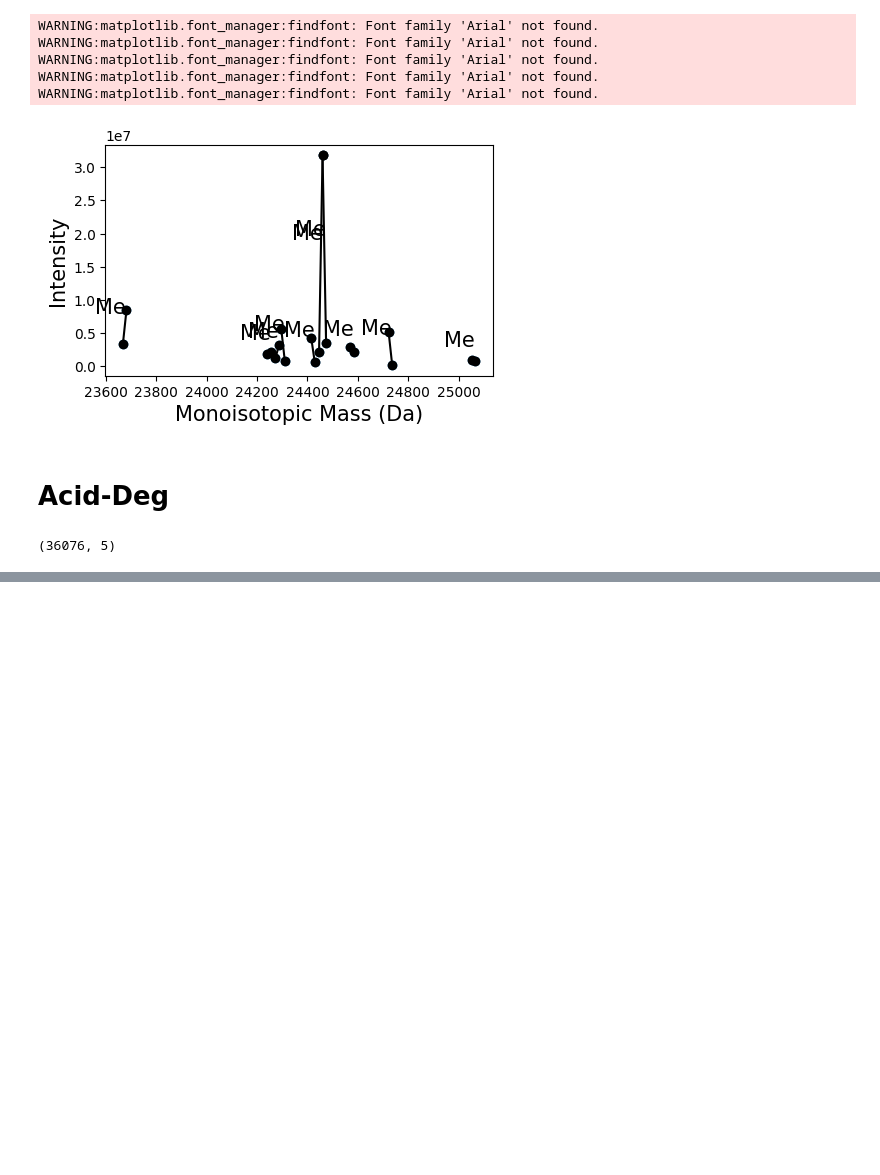
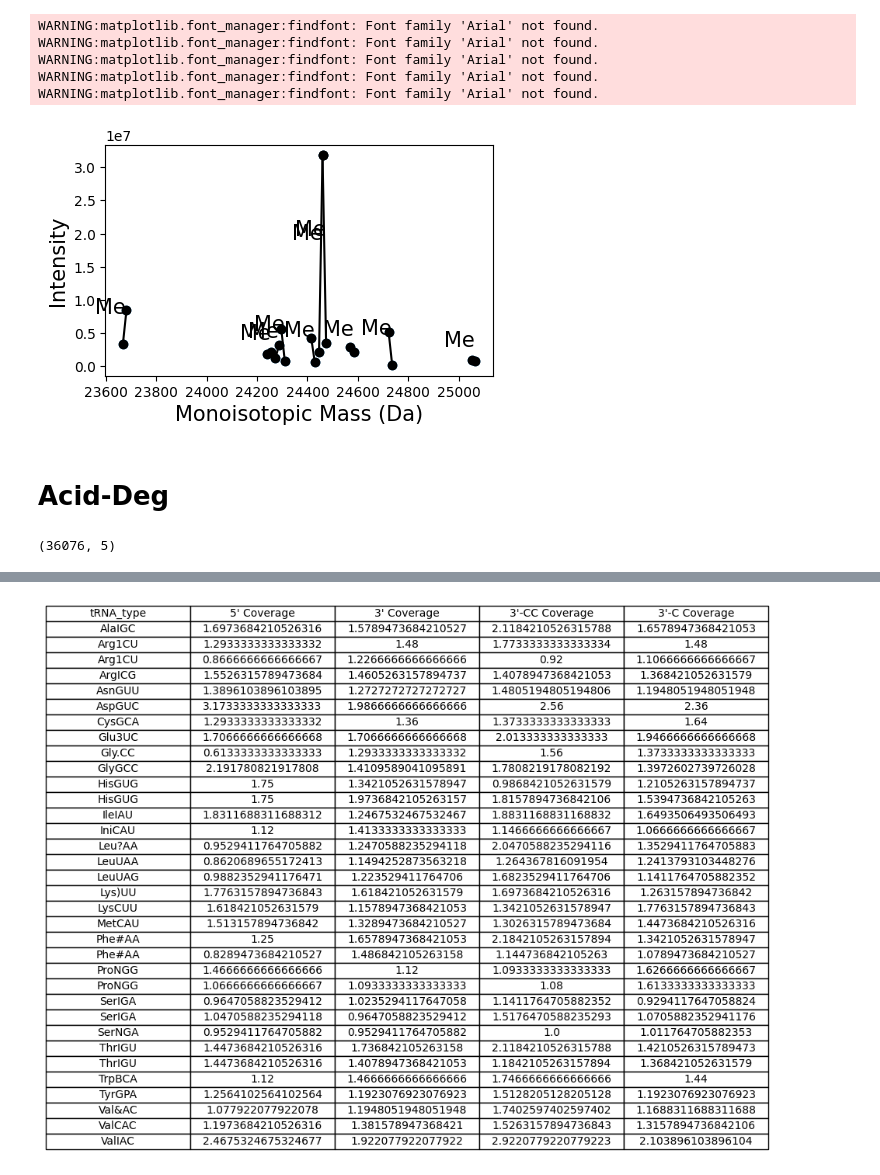
Before and after one commit to yiminchen1999/MLC-Seq, a Jupyter notebook: examples/trna_total_analysis.ipynb, the cells around one changed output, grey strips where cells are left out. Drawn from its saved outputs; the diff is of its cells as text; code cells hidden in the pictures; blank space fills up the shorter version.

```diff
--- a/examples/trna_total_analysis.ipynb
+++ b/examples/trna_total_analysis.ipynb
@@ -317,0 +593,68 @@ for idx, row in df_lib.iterrows():
+# %%
+import pandas as pd
+import matplotlib.pyplot as plt
+
+# Assuming the necessary functions and data are already loaded
+# df_lib = load_tRNA_library()
+# df_ad = ...
+
+rates = list()
+df_lib = load_tRNA_library()
+ladder_coverage_data = []
+
+for idx, row in df_lib.iterrows():
+    row = df_lib.loc[idx]
+    data_row = [c for c in row[1:93] if c != '-']
+
+    tRNA_type, *data_row = data_row
+    rows = [data_row]
+
+    dfm_grps = match_library_extended_ext(df_ad, df_lib, idx)
+    combined_sites = list()
+    for grp_id, dfm_grp in enumerate(dfm_grps): # [5´, 3´, 3´-CC, 3´-C]
+        for dfm_idx, (dfm, dfm_label) in enumerate(dfm_grp):
+            dfm_tmp = dfm.copy()
+            dfm_tmp = drop_dups(dfm_tmp)
+            if grp_id == 1:
+                dfm_tmp.Mass = row['MassCCA'] - dfm_tmp.Mass
+            if grp_id == 2:
+                dfm_tmp.Mass = row['MassCC'] - dfm_tmp.Mass
+            if grp_id == 3:
+                dfm_tmp.Mass = row['MassC'] - dfm_tmp.Mass
+            sites = dfm_tmp.Mass//320
+            combined_sites.extend(sites)
+            break
+
+    depth_sites = combined_sites.copy()
+    combined_sites = set(combined_sites)
+    combined_sites = [i for i in combined_sites if i > 0]
+    combined_rate = len(combined_sites)/len(data_row)
+
+    # Ladder Coverage
+    ladder_hits = [len(dfm_grp[0][0]) for dfm_grp in dfm_grps]
+    ladder_hits_rate = [h/len(data_row) for h in ladder_hits]
+    pie_rates = [[1-r, r] for r in ladder_hits_rate]
+
+    # Store ladder coverage data for plotting
+    ladder_coverage_data.append([tRNA_type] + ladder_hits_rate)
+
+    print(idx+1, tRNA_type, f"{combined_rate:.2f}", combined_sites)
+
+# Convert ladder coverage data to a DataFrame
+columns = ['tRNA_type', '5\' Coverage', '3\' Coverage', '3\'-CC Coverage', '3\'-C Coverage']
+df_ladder_coverage = pd.DataFrame(ladder_coverage_data, columns=columns)
+
+# Plotting the table
+fig, ax = plt.subplots(figsize=(10, 6))
+ax.axis('tight')
+ax.axis('off')
+table = ax.table(cellText=df_ladder_coverage.values, colLabels=df_ladder_coverage.columns, loc='center', cellLoc='center')
+
+# Adjust table style
+table.auto_set_font_size(False)
+table.set_fontsize(10)
+table.scale(1.2, 1.2)
+
+#plt.title('Ladder Coverage Rates for Different tRNA Types')
+plt.show()
+# %% [output]
@@ -317,0 +678 @@ for idx, row in df_lib.iterrows():
+[figure, added]
```
Also changed, not shown: parts of 9 cells of this notebook.
